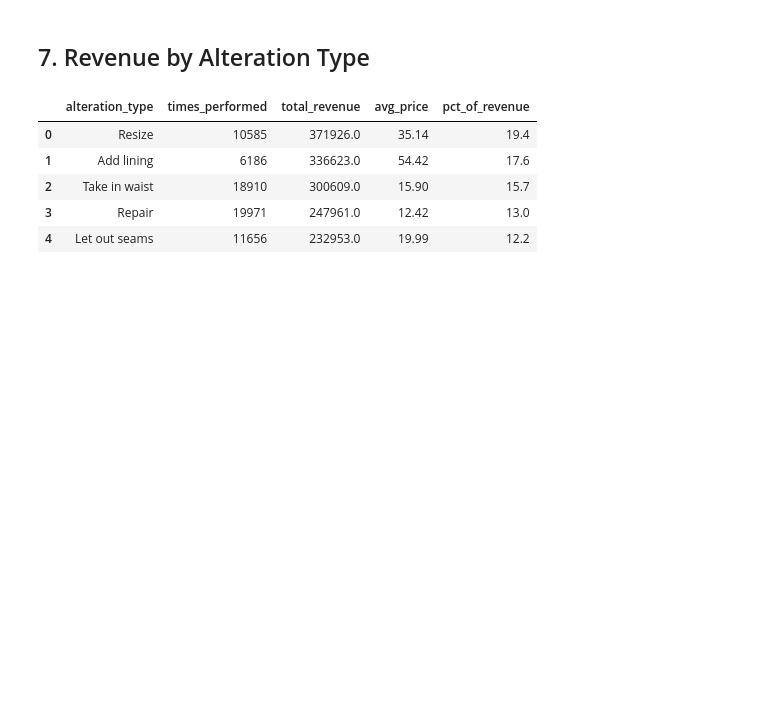
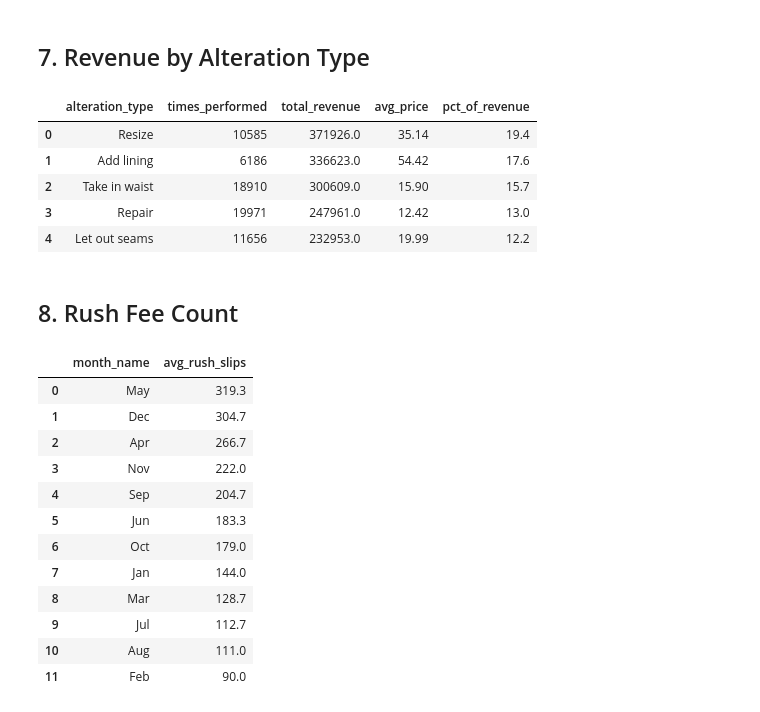
Before and after one commit to collin-lexu/pink-slip-management-system-demo, a Jupyter notebook: sql_analysis.ipynb, the cells around one changed output. Cells and saved outputs as stored; diff of their text form; code cells hidden in the pictures; blank space fills up the shorter version.

```diff
--- a/sql_analysis.ipynb
+++ b/sql_analysis.ipynb
@@ -238,3 +238,29 @@ pd.read_sql_query('''
 | 2 | Take in waist | 18910 | 300609.0 | 15.90 | 15.7 |
 | 3 | Repair | 19971 | 247961.0 | 12.42 | 13.0 |
 | 4 | Let out seams | 11656 | 232953.0 | 19.99 | 12.2 |
+# %% [markdown]
+## 8. Rush Fee Count
+# %%
+pd.read_sql_query('''
+    SELECT
+        TO_CHAR(date_received, 'Mon') AS month_name,
+        ROUND(COUNT(*) / (SELECT COUNT(DISTINCT EXTRACT(YEAR FROM date_received)) FROM pink_slip)::numeric, 1) AS avg_rush_slips
+    FROM pink_slip
+    WHERE rush_fee > 0
+    GROUP BY month_name
+    ORDER BY avg_rush_slips DESC;
+''', engine)
+# %% [output]
+|  | month_name | avg_rush_slips |
+| 0 | May | 319.3 |
+| 1 | Dec | 304.7 |
+| 2 | Apr | 266.7 |
+| 3 | Nov | 222.0 |
+| 4 | Sep | 204.7 |
+| 5 | Jun | 183.3 |
+| 6 | Oct | 179.0 |
+| 7 | Jan | 144.0 |
+| 8 | Mar | 128.7 |
+| 9 | Jul | 112.7 |
+| 10 | Aug | 111.0 |
+| 11 | Feb | 90.0 |
```
Also changed, not shown: 7 other files.
